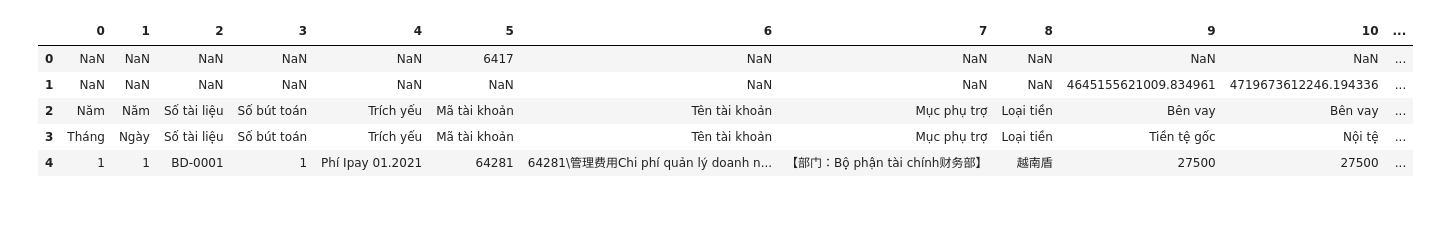
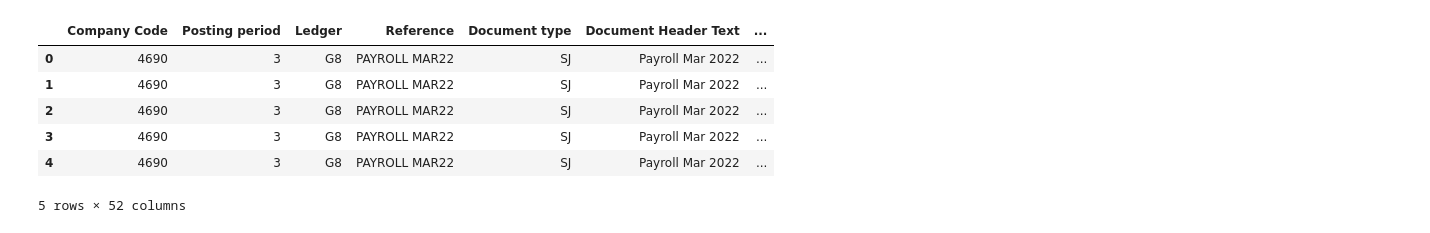
Before and after one commit to FiddlerBB/converting_csv, a Jupyter notebook: process_notebook.ipynb, the cells around one changed output. Saved outputs shown, nothing was run; the diff lists cells and outputs as text; code cells hidden in the pictures.

```diff
--- a/process_notebook.ipynb
+++ b/process_notebook.ipynb
@@ -5,11 +9,12 @@ import numpy as np
 # %%
-path = 'sample/GL full - Brotex VN (002).xlsx'
-df = pd.read_excel(path, sheet_name=1, header = None)
+path = 'GL.xlsx'
+df = pd.read_excel(path, sheet_name=0)
 df.head()
 # %% [output]
-|  | 0 | 1 | 2 | 3 | 4 | 5 | 6 | 7 | 8 | 9 | 10 | ... |
-| 0 | NaN | NaN | NaN | NaN | NaN | 6417 | NaN | NaN | NaN | NaN | NaN | ... |
-| 1 | NaN | NaN | NaN | NaN | NaN | NaN | NaN | NaN | NaN | 4645155621009.834961 | 4719673612246.194336 | ... |
-| 2 | Năm | Năm | Số tài liệu | Số bút toán | Trích yếu | Mã tài khoản | Tên tài khoản | Mục phụ trợ | Loại tiền | Bên vay | Bên vay | ... |
-| 3 | Tháng | Ngày | Số tài liệu | Số bút toán | Trích yếu | Mã tài khoản | Tên tài khoản | Mục phụ trợ | Loại tiền | Tiền tệ gốc | Nội tệ | ... |
-| 4 | 1 | 1 | BD-0001 | 1 | Phí Ipay 01.2021 | 64281 | 64281\管理费用Chi phí quản lý doanh n... | 【部门：Bộ phận tài chính财务部】 | 越南盾 | 27500 | 27500 | ... |
+|  | Company Code | Posting period | Ledger | Reference | Document type | Document Header Text | ... |
+| 0 | 4690 | 3 | G8 | PAYROLL MAR22 | SJ | Payroll Mar 2022 | ... |
+| 1 | 4690 | 3 | G8 | PAYROLL MAR22 | SJ | Payroll Mar 2022 | ... |
+| 2 | 4690 | 3 | G8 | PAYROLL MAR22 | SJ | Payroll Mar 2022 | ... |
+| 3 | 4690 | 3 | G8 | PAYROLL MAR22 | SJ | Payroll Mar 2022 | ... |
+| 4 | 4690 | 3 | G8 | PAYROLL MAR22 | SJ | Payroll Mar 2022 | ... |
+5 rows × 52 columns
```
Also changed, not shown: parts of 13 cells of this notebook, 3 other files.
